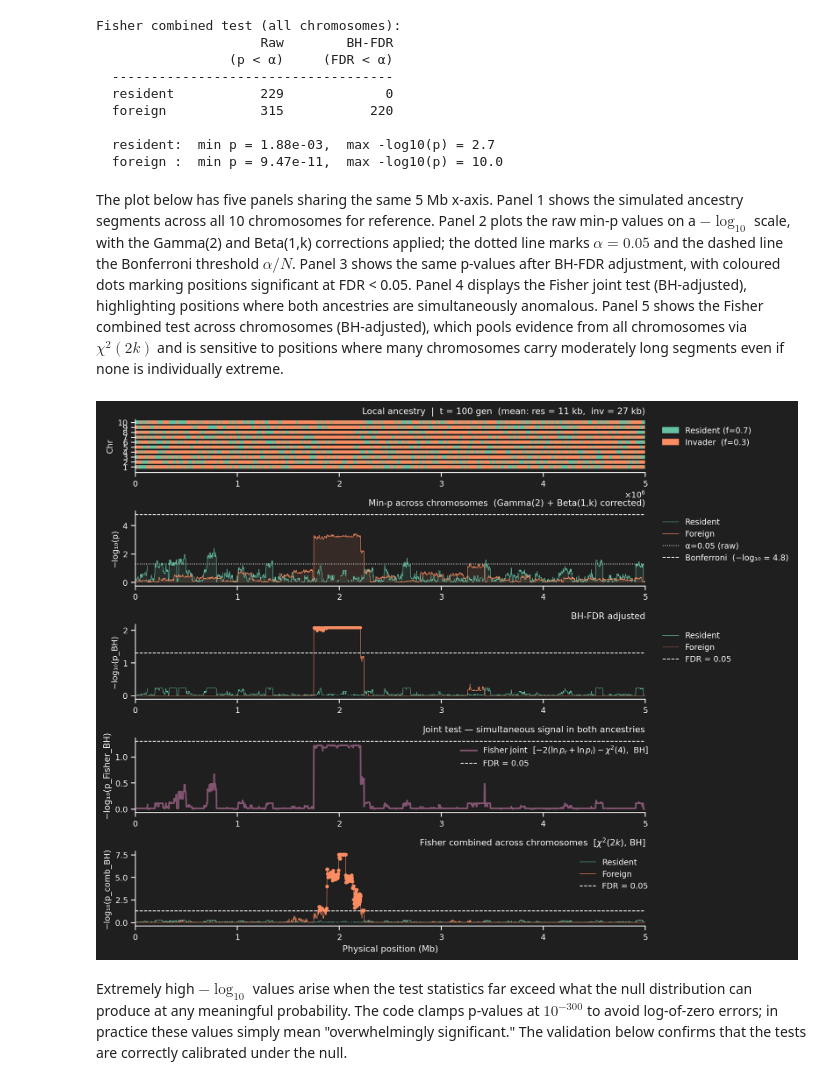
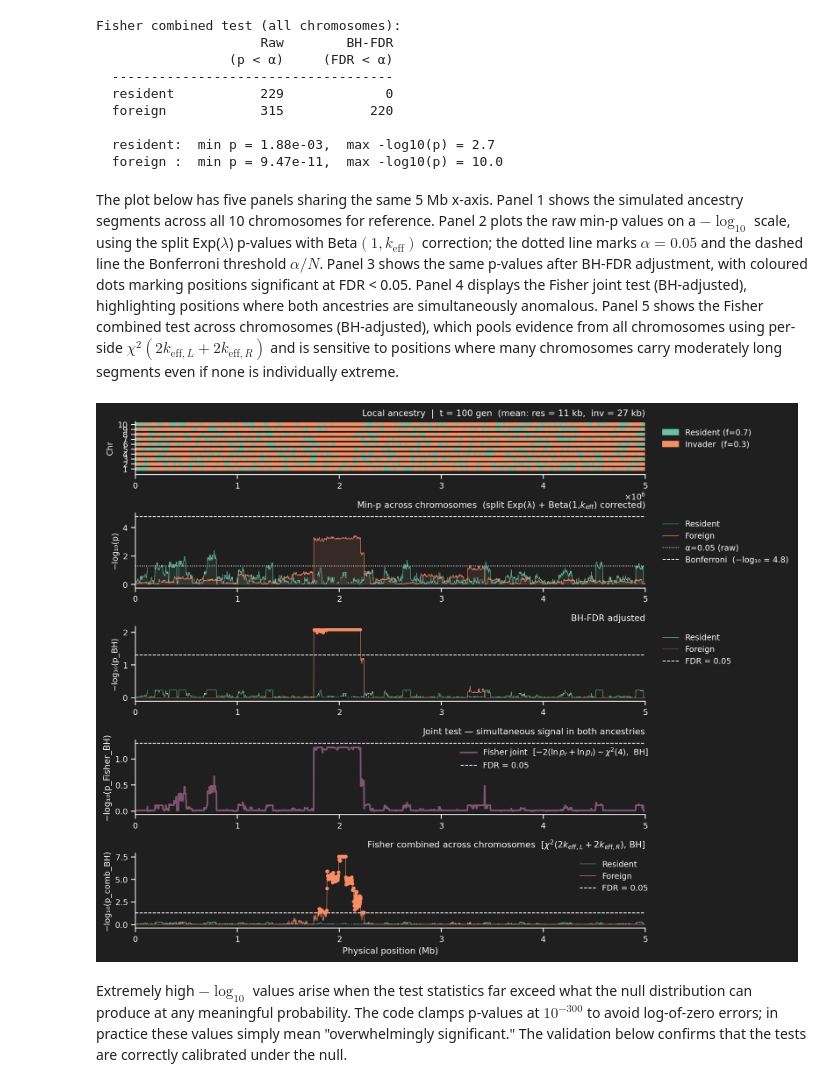
Before and after one commit to munch-group/lai-segment-analysis, a Jupyter notebook: local_ancestry_analysis.ipynb, the cells around one changed output. Saved outputs shown, nothing was run; the diff lists cells and outputs as text; code cells hidden in the pictures.

Commit message:
Fixed null dist for left and right segment fix

```diff
--- a/local_ancestry_analysis.ipynb
+++ b/local_ancestry_analysis.ipynb
@@ -405,7 +409,7 @@ Fisher combined test (all chromosomes):
   resident:  min p = 1.88e-03,  max -log10(p) = 2.7
   foreign :  min p = 9.47e-11,  max -log10(p) = 10.0
 # %% [markdown]
-The plot below has five panels sharing the same 5 Mb x-axis. Panel 1 shows the simulated ancestry segments across all 10 chromosomes for reference. Panel 2 plots the raw min-p values on a $-\log_{10}$ scale, with the Gamma(2) and Beta(1,k) corrections applied; the dotted line marks $\alpha = 0.05$ and the dashed line the Bonferroni threshold $\alpha/N$. Panel 3 shows the same p-values after BH-FDR adjustment, with coloured dots marking positions significant at FDR < 0.05. Panel 4 displays the Fisher joint test (BH-adjusted), highlighting positions where both ancestries are simultaneously anomalous. Panel 5 shows the Fisher combined test across chromosomes (BH-adjusted), which pools evidence from all chromosomes via $\chi^2(2k)$ and is sensitive to positions where many chromosomes carry moderately long segments even if none is individually extreme.
+The plot below has five panels sharing the same 5 Mb x-axis. Panel 1 shows the simulated ancestry segments across all 10 chromosomes for reference. Panel 2 plots the raw min-p values on a $-\log_{10}$ scale, using the split Exp($\lambda$) p-values with Beta$(1,k_{\text{eff}})$ correction; the dotted line marks $\alpha = 0.05$ and the dashed line the Bonferroni threshold $\alpha/N$. Panel 3 shows the same p-values after BH-FDR adjustment, with coloured dots marking positions significant at FDR < 0.05. Panel 4 displays the Fisher joint test (BH-adjusted), highlighting positions where both ancestries are simultaneously anomalous. Panel 5 shows the Fisher combined test across chromosomes (BH-adjusted), which pools evidence from all chromosomes using per-side $\chi^2(2 k_{\text{eff},L} + 2 k_{\text{eff},R})$ and is sensitive to positions where many chromosomes carry moderately long segments even if none is individually extreme.
 # %%
 mb   = eval_pos / 1e6
 bonf_line = -np.log10(ALPHA / N_EVAL)
@@ -439,7 +443,7 @@ ax2.axhline(-np.log10(ALPHA), color='white', lw=0.9, ls=':', label=f'α={ALPHA}
 ax2.axhline(bonf_line, lw=0.9, ls='--',
             label=f'Bonferroni  (−log₁₀ = {bonf_line:.1f})')
 ax2.set_ylabel('−log₁₀(p)', fontsize=9)
-ax2.set_title(r'Min-p across chromosomes  (Gamma(2) + Beta(1,k) corrected)')
+ax2.set_title(r'Min-p across chromosomes  (split Exp(λ) + Beta(1,$k_{\mathrm{eff}}$) corrected)')
 ax2.legend(bbox_to_anchor=(1.02, 1))
 ax2.set_xlim(0, CHROM_LENGTH/1e6)
 
@@ -467,35 +471,35 @@ ax4.plot(mb, y, color=colors['joint'], lw=1.8,
 sig_j = fp_bh < ALPHA
 if sig_j.any():
     ax4.scatter(mb[sig_j], -np.log10(np.maximum(fp_bh[sig_j], eps)),
                 color=colors['joint'], s=5, zorder=5)
 ax4.axhline(-np.log10(ALPHA), lw=0.9, ls='--',
             label=f'FDR = {ALPHA}')
 ax4.set_ylabel('−log₁₀(p_Fisher_BH)')
 ax4.set_title('Joint test — simultaneous signal in both ancestries')
 ax4.legend(bbox_to_anchor=(1.02, 1))
 ax4.set_xlim(0, CHROM_LENGTH/1e6)
 
 # — Panel 5: Fisher combined test across chromosomes —
 ax5 = fig.add_subplot(gs[4])
 for anc in ('resident', 'foreign'):
     y = -np.log10(np.maximum(pval_fisher_combined_bh[anc], eps))
     ax5.plot(mb, y, color=colors[anc], lw=0.5, label=f'{anc.capitalize()}', zorder=3)
     sig = pval_fisher_combined_bh[anc] < ALPHA
     if sig.any():
         ax5.scatter(mb[sig], -np.log10(np.maximum(pval_fisher_combined_bh[anc][sig], eps)),
                     color=colors[anc], s=10, zorder=5)
 ax5.axhline(-np.log10(ALPHA), lw=0.9, ls='--',
             label=f'FDR = {ALPHA}')
 ax5.set_ylabel('−log₁₀(p_comb_BH)', fontsize=9)
 ax5.set_xlabel('Physical position (Mb)')
-ax5.set_title(r'Fisher combined across chromosomes  [$\chi^2(2k)$, BH]')
+ax5.set_title(r'Fisher combined across chromosomes  [$\chi^2(2k_{\mathrm{eff},L} + 2k_{\mathrm{eff},R})$, BH]')
 ax5.legend(bbox_to_anchor=(1.02, 1))
 ax5.set_xlim(0, CHROM_LENGTH/1e6)
 
 plt.tight_layout()
 plt.show()
 # %% [output]
-[figure, old version]
+[figure, new version]
 # %% [markdown]
 Extremely high $-\log_{10}$ values arise when the test statistics far exceed what the null distribution can produce at any meaningful probability. The code clamps p-values at $10^{-300}$ to avoid log-of-zero errors; in practice these values simply mean "overwhelmingly significant." The validation below confirms that the tests are correctly calibrated under the null.
 # %% [markdown]
```
Also changed, not shown: parts of 4 cells of this notebook, 1 other file.
